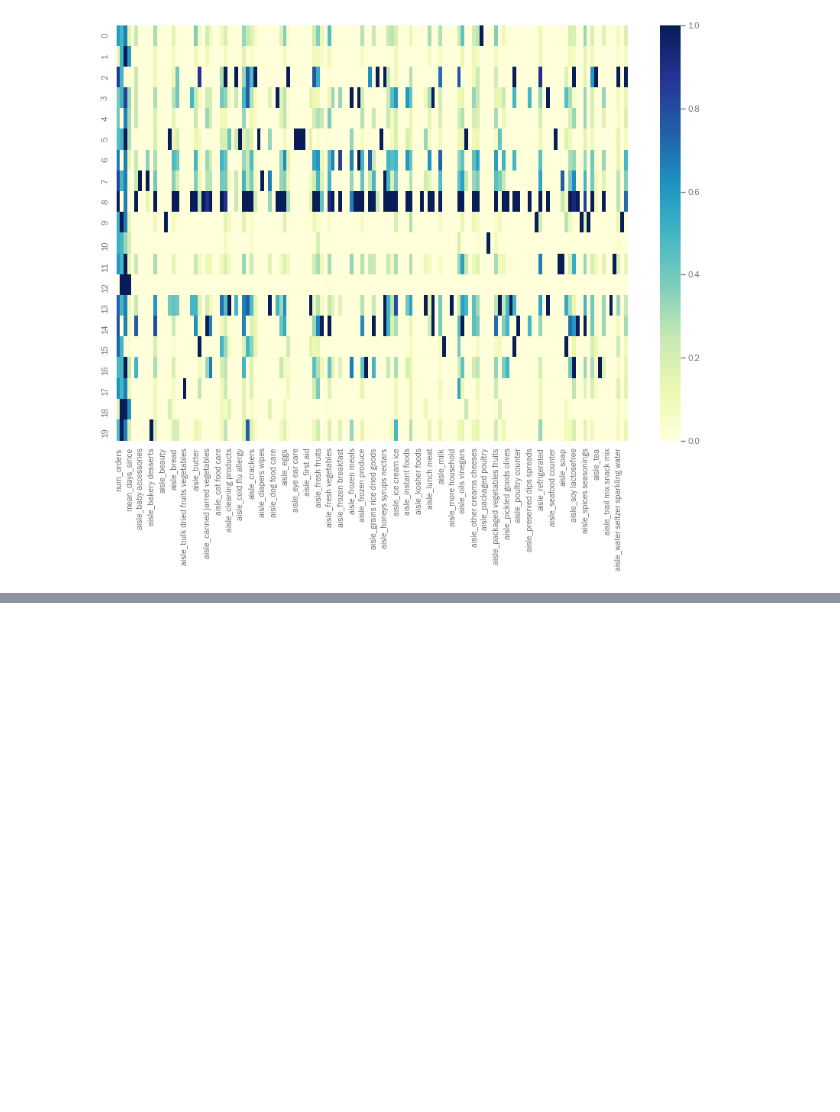
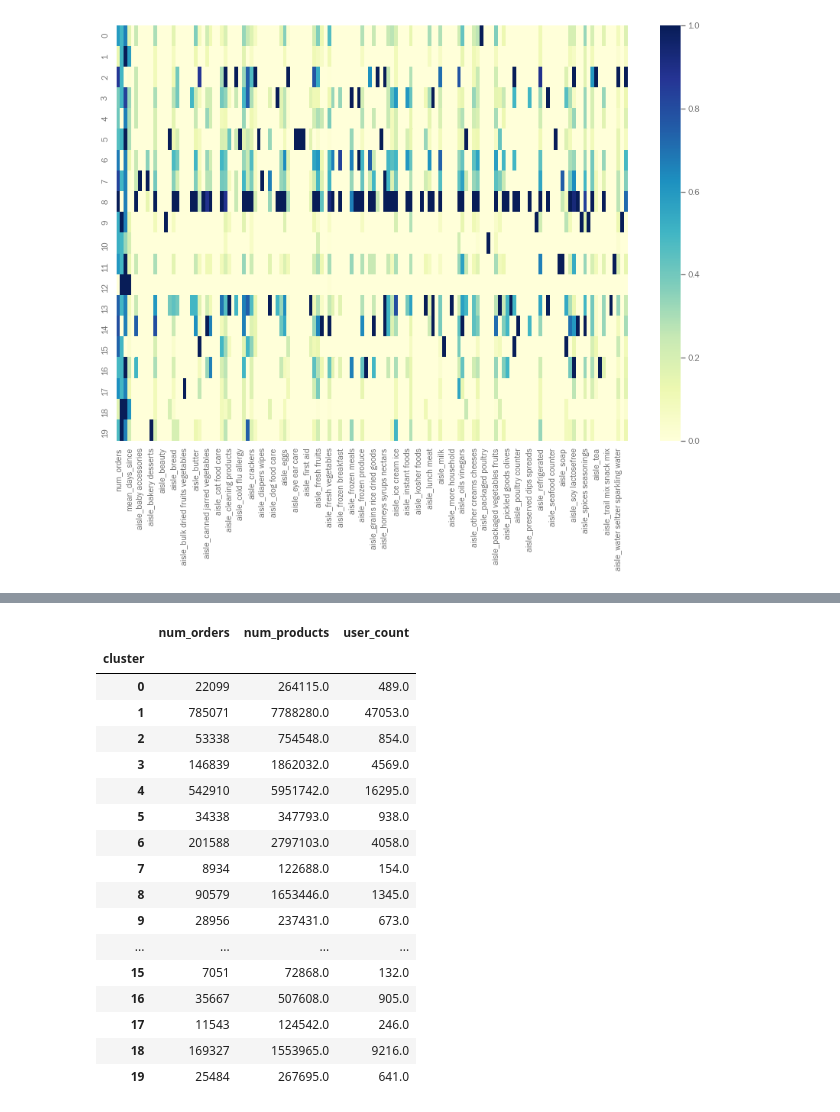
Before and after one commit to melodygr/grocery_recommendation, a Jupyter notebook: Clustering.ipynb, the cells around one changed output, grey strips where cells are left out. Drawn from its saved outputs; the diff is of its cells as text; code cells hidden in the pictures; blank space fills up the shorter version.

```diff
--- a/Clustering.ipynb
+++ b/Clustering.ipynb
@@ -648,0 +720,21 @@ plt.savefig('Images/cluster_heatmap.png')
+# %%
+cluster_power
+# %% [output]
+|  | num_orders | num_products | user_count |
+| cluster |  |  |  |
+| 0 | 22099 | 264115.0 | 489.0 |
+| 1 | 785071 | 7788280.0 | 47053.0 |
+| 2 | 53338 | 754548.0 | 854.0 |
+| 3 | 146839 | 1862032.0 | 4569.0 |
+| 4 | 542910 | 5951742.0 | 16295.0 |
+| 5 | 34338 | 347793.0 | 938.0 |
+| 6 | 201588 | 2797103.0 | 4058.0 |
+| 7 | 8934 | 122688.0 | 154.0 |
+| 8 | 90579 | 1653446.0 | 1345.0 |
+| 9 | 28956 | 237431.0 | 673.0 |
+| ... | ... | ... | ... |
+| 15 | 7051 | 72868.0 | 132.0 |
+| 16 | 35667 | 507608.0 | 905.0 |
+| 17 | 11543 | 124542.0 | 246.0 |
+| 18 | 169327 | 1553965.0 | 9216.0 |
+| 19 | 25484 | 267695.0 | 641.0 |
```
Also changed, not shown: parts of 19 cells of this notebook, 1 other file.
